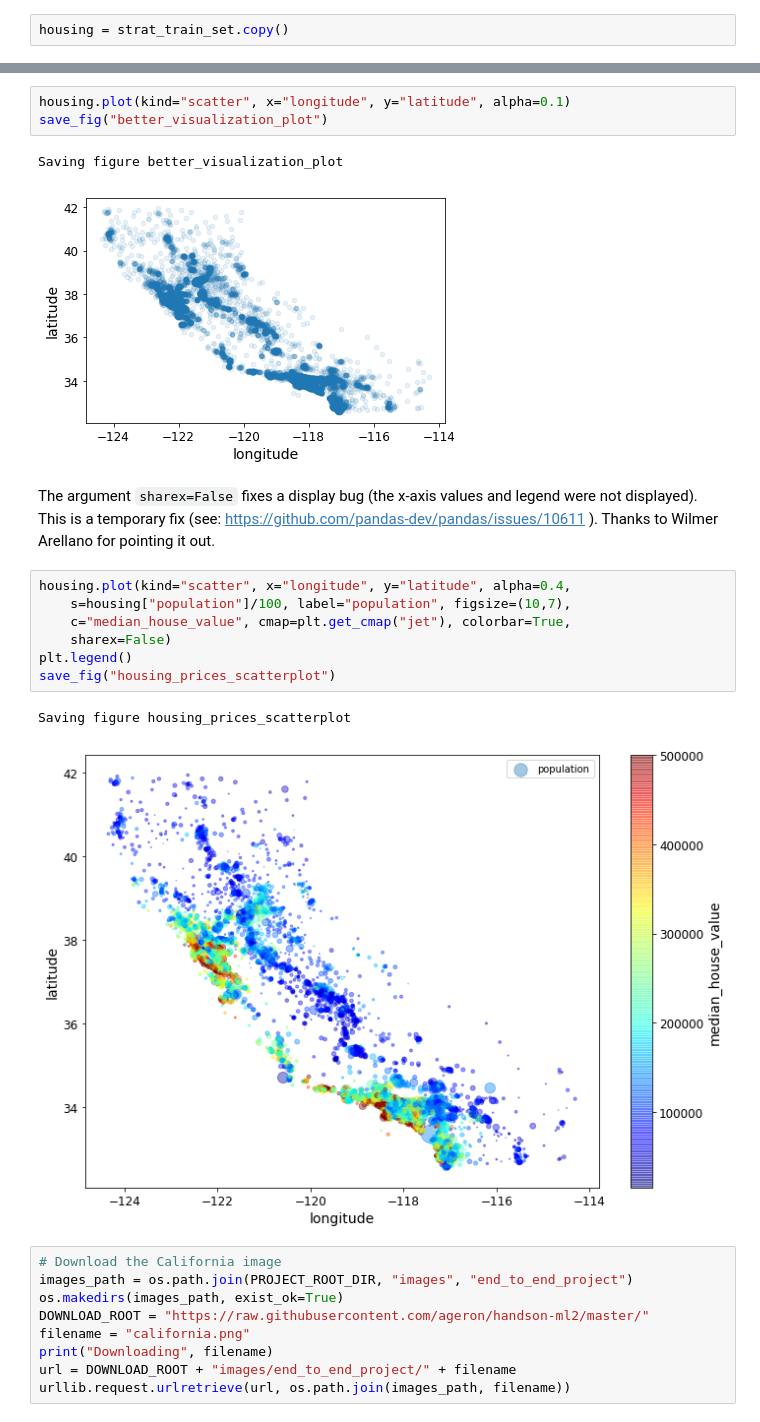
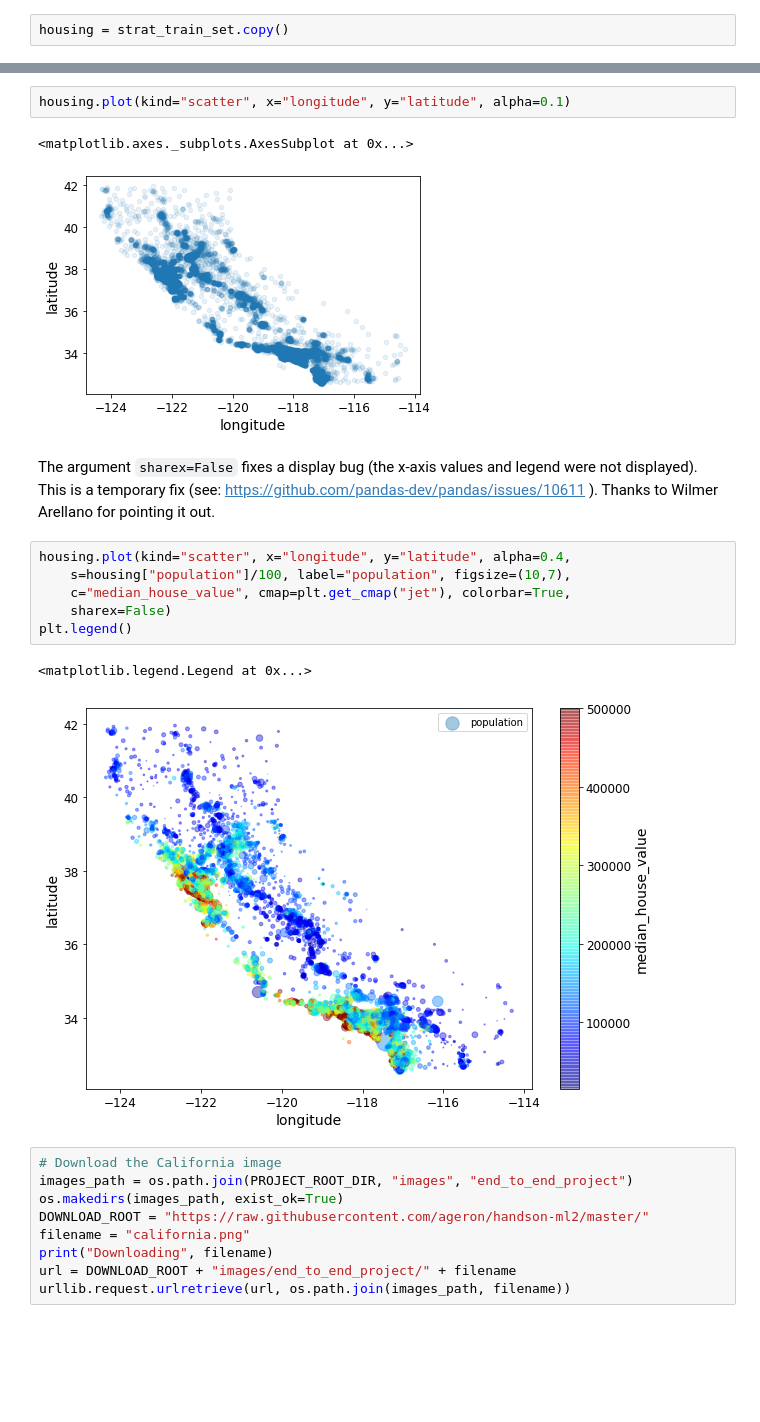
Before and after one commit to aaronjoseph/Tensorflow, a Jupyter notebook: End_to_End.ipynb, the cells around one changed output, grey strips where cells are left out. Saved outputs shown, nothing was run; the diff lists cells and outputs as text; blank space fills up the shorter version.

```diff
--- a/End_to_End.ipynb
+++ b/End_to_End.ipynb
@@ -296,21 +279,19 @@ Saving figure bad_visualization_plot
 # %%
 housing.plot(kind="scatter", x="longitude", y="latitude", alpha=0.1)
-save_fig("better_visualization_plot")
 # %% [output]
-Saving figure better_visualization_plot
+<matplotlib.axes._subplots.AxesSubplot at 0x...>
-[figure, old version]
+[figure, new version]
 # %% [markdown]
 The argument `sharex=False` fixes a display bug (the x-axis values and legend were not displayed). This is a temporary fix (see: https://github.com/pandas-dev/pandas/issues/10611 ). Thanks to Wilmer Arellano for pointing it out.
 # %%
 housing.plot(kind="scatter", x="longitude", y="latitude", alpha=0.4,
     s=housing["population"]/100, label="population", figsize=(10,7),
     c="median_house_value", cmap=plt.get_cmap("jet"), colorbar=True,
     sharex=False)
 plt.legend()
-save_fig("housing_prices_scatterplot")
 # %% [output]
-Saving figure housing_prices_scatterplot
+<matplotlib.legend.Legend at 0x...>
-[figure, old version]
+[figure, new version]
 # %%
 # Download the California image
 images_path = os.path.join(PROJECT_ROOT_DIR, "images", "end_to_end_project")
```
Also changed, not shown: parts of 24 cells of this notebook.
